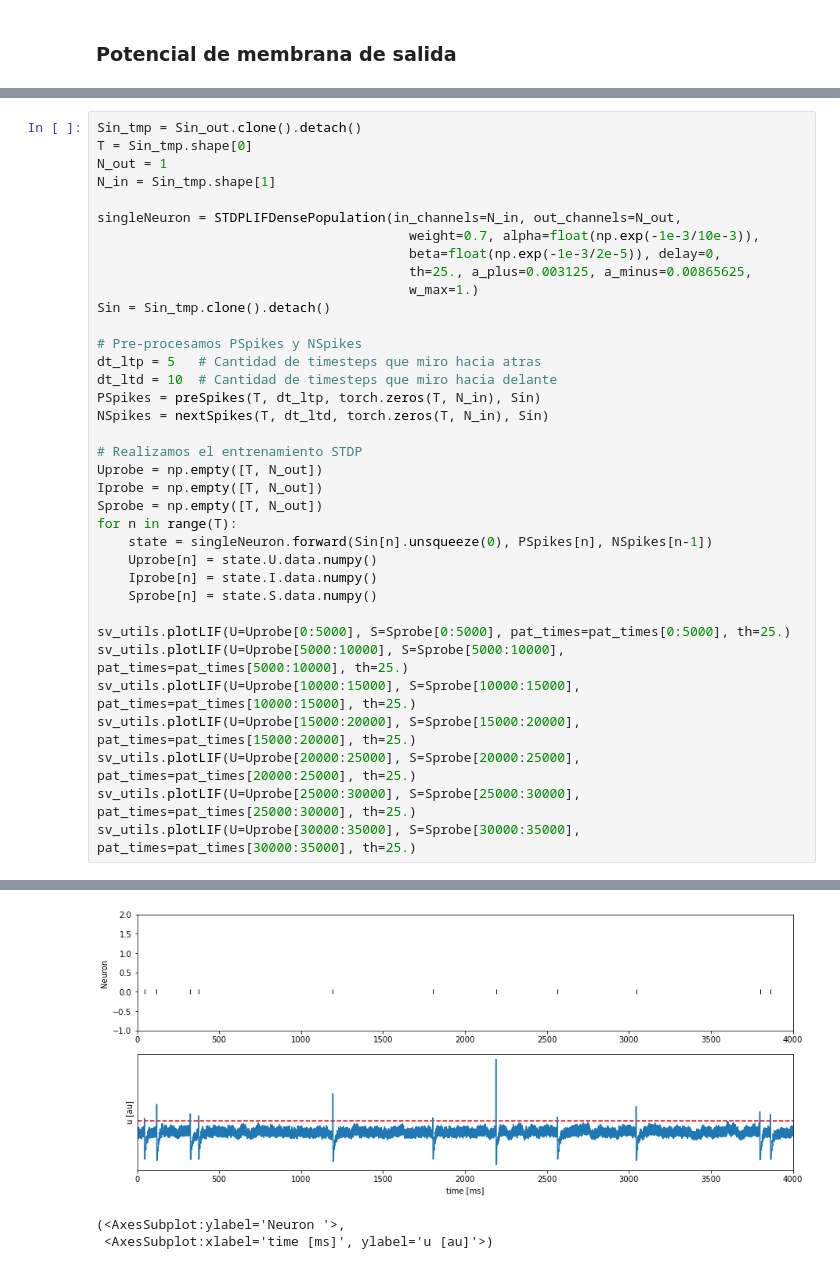
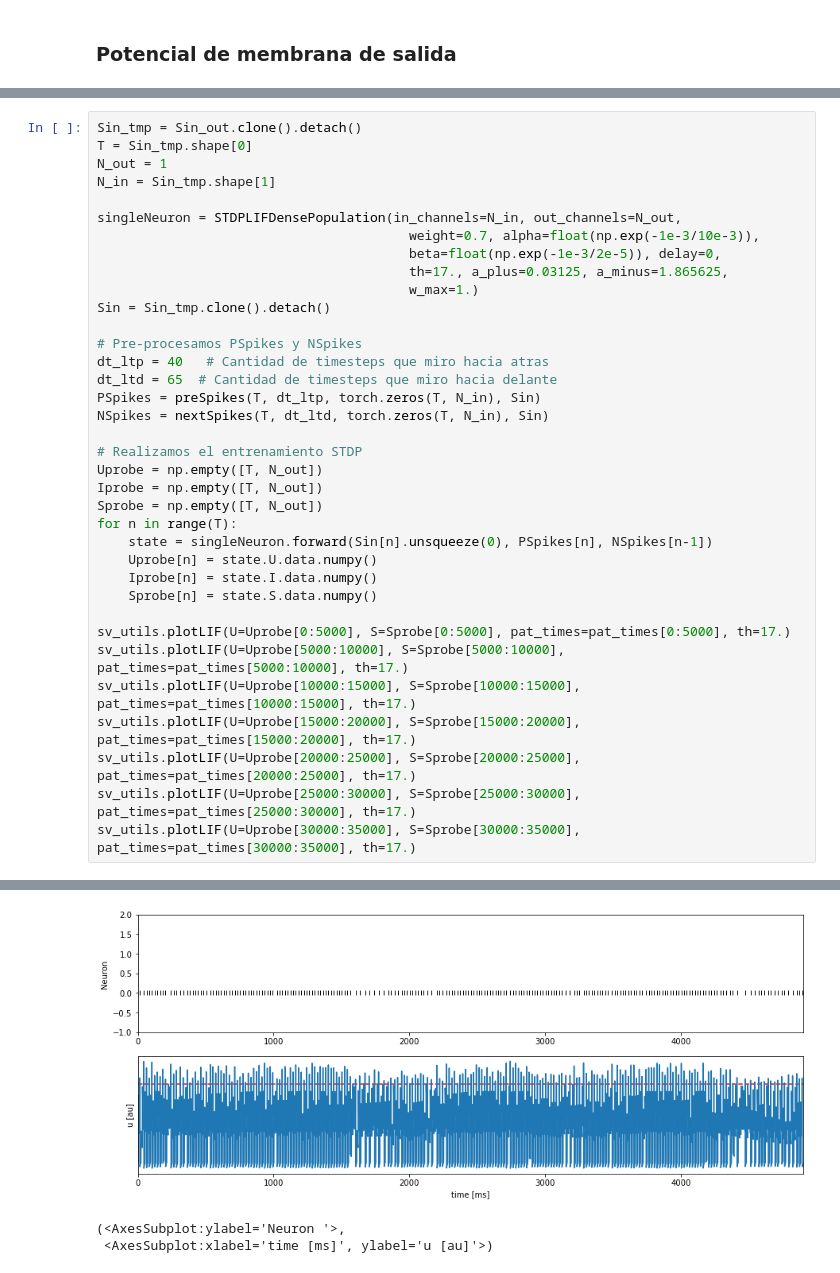
Before and after one commit to mmaximiliano/SDNN, a Jupyter notebook: patterns/SequenceVisualizer.ipynb, the cells around one changed output, grey strips where cells are left out. Drawn from its saved outputs; the diff is of its cells as text.

```diff
--- a/patterns/SequenceVisualizer.ipynb
+++ b/patterns/SequenceVisualizer.ipynb
@@ -64,13 +64,13 @@ N_in = Sin_tmp.shape[1]
 singleNeuron = STDPLIFDensePopulation(in_channels=N_in, out_channels=N_out,
                                         weight=0.7, alpha=float(np.exp(-1e-3/10e-3)),
                                         beta=float(np.exp(-1e-3/2e-5)), delay=0,
-                                        th=25., a_plus=0.003125, a_minus=0.00865625,
+                                        th=17., a_plus=0.03125, a_minus=1.865625,
                                         w_max=1.)
 Sin = Sin_tmp.clone().detach()
 
 # Pre-procesamos PSpikes y NSpikes
-dt_ltp = 5   # Cantidad de timesteps que miro hacia atras
-dt_ltd = 10  # Cantidad de timesteps que miro hacia delante
+dt_ltp = 40   # Cantidad de timesteps que miro hacia atras
+dt_ltd = 65  # Cantidad de timesteps que miro hacia delante
 PSpikes = preSpikes(T, dt_ltp, torch.zeros(T, N_in), Sin)
 NSpikes = nextSpikes(T, dt_ltd, torch.zeros(T, N_in), Sin)
 
@@ -84,11 +84,11 @@ for n in range(T):
     Iprobe[n] = state.I.data.numpy()
     Sprobe[n] = state.S.data.numpy()
 
-sv_utils.plotLIF(U=Uprobe[0:5000], S=Sprobe[0:5000], pat_times=pat_times[0:5000], th=25.)
-sv_utils.plotLIF(U=Uprobe[5000:10000], S=Sprobe[5000:10000], pat_times=pat_times[5000:10000], th=25.)
-sv_utils.plotLIF(U=Uprobe[10000:15000], S=Sprobe[10000:15000], pat_times=pat_times[10000:15000], th=25.)
-sv_utils.plotLIF(U=Uprobe[15000:20000], S=Sprobe[15000:20000], pat_times=pat_times[15000:20000], th=25.)
-sv_utils.plotLIF(U=Uprobe[20000:25000], S=Sprobe[20000:25000], pat_times=pat_times[20000:25000], th=25.)
-sv_utils.plotLIF(U=Uprobe[25000:30000], S=Sprobe[25000:30000], pat_times=pat_times[25000:30000], th=25.)
-sv_utils.plotLIF(U=Uprobe[30000:35000], S=Sprobe[30000:35000], pat_times=pat_times[30000:35000], th=25.)
+sv_utils.plotLIF(U=Uprobe[0:5000], S=Sprobe[0:5000], pat_times=pat_times[0:5000], th=17.)
+sv_utils.plotLIF(U=Uprobe[5000:10000], S=Sprobe[5000:10000], pat_times=pat_times[5000:10000], th=17.)
+sv_utils.plotLIF(U=Uprobe[10000:15000], S=Sprobe[10000:15000], pat_times=pat_times[10000:15000], th=17.)
+sv_utils.plotLIF(U=Uprobe[15000:20000], S=Sprobe[15000:20000], pat_times=pat_times[15000:20000], th=17.)
+sv_utils.plotLIF(U=Uprobe[20000:25000], S=Sprobe[20000:25000], pat_times=pat_times[20000:25000], th=17.)
+sv_utils.plotLIF(U=Uprobe[25000:30000], S=Sprobe[25000:30000], pat_times=pat_times[25000:30000], th=17.)
+sv_utils.plotLIF(U=Uprobe[30000:35000], S=Sprobe[30000:35000], pat_times=pat_times[30000:35000], th=17.)
 # %% [output]
@@ -101,3 +101,3 @@ sv_utils.plotLIF(U=Uprobe[30000:35000], S=Sprobe[30000:35000], pat_times=pat_tim
-[figure, old version]
+[figure, new version]
 (<AxesSubplot:ylabel='Neuron '>,
  <AxesSubplot:xlabel='time [ms]', ylabel='u [au]'>)
```
Also changed, not shown: parts of 7 cells of this notebook.
